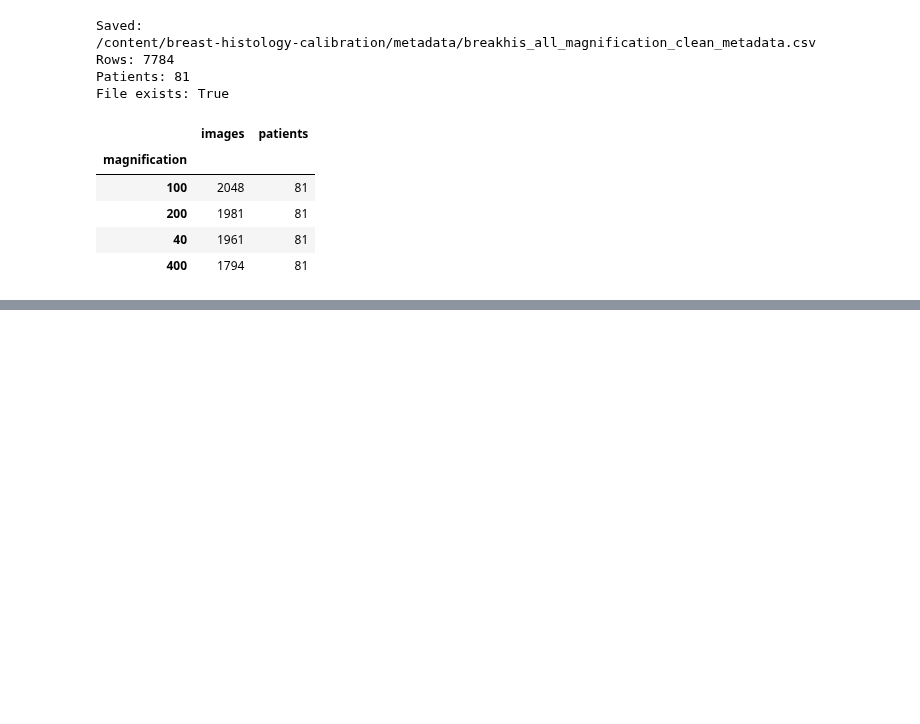
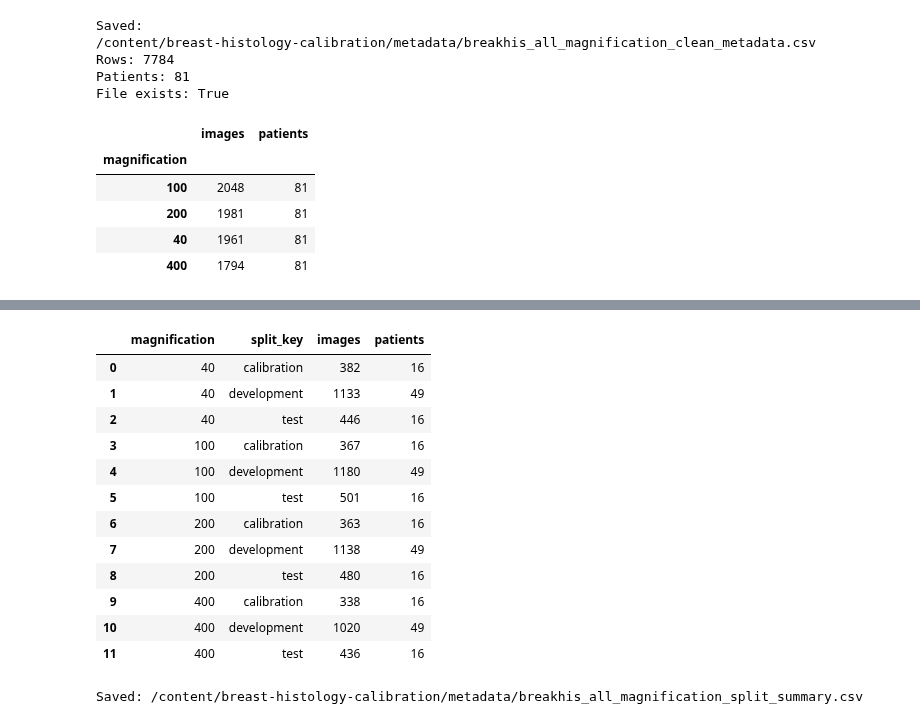
Before and after one commit to Yisihaq01/breast-histology-calibration, a Jupyter notebook: Notebooks/02_breakhis_all_magnification_audit.ipynb, the cells around one changed output, grey strips where cells are left out. Saved outputs shown, nothing was run; the diff lists cells and outputs as text; code cells hidden in the pictures; blank space fills up the shorter version.

```diff
--- a/Notebooks/02_breakhis_all_magnification_audit.ipynb
+++ b/Notebooks/02_breakhis_all_magnification_audit.ipynb
@@ -1618,0 +1833,17 @@ display(summary)
+# %%
+clean_all_mag = pd.read_csv(
+    destination
+)
+
+print("Rows:", len(clean_all_mag))
+print(
+    "Patients:",
+    clean_all_mag["patient_id"].nunique()
+)
+
+assert len(clean_all_mag) == 7784
+assert clean_all_mag["patient_id"].nunique() == 81
+
+print(
+    "PASS: Clean all-magnification metadata restored."
+)
@@ -1618,0 +2116,51 @@ display(summary)
+# %%
+# ============================================================
+# Save magnification split summary
+# ============================================================
+
+split_summary = (
+    all_mag_final
+    .groupby(
+        [
+            "magnification",
+            "split_key"
+        ]
+    )
+    .agg(
+        images=("filename", "size"),
+        patients=("patient_id", "nunique")
+    )
+    .reset_index()
+)
+
+summary_path = (
+    METADATA_DIR /
+    "breakhis_all_magnification_split_summary.csv"
+)
+
+split_summary.to_csv(
+    summary_path,
+    index=False
+)
+
+display(split_summary)
+
+print(
+    "\nSaved:",
+    summary_path
+)
+# %% [output]
+|  | magnification | split_key | images | patients |
+| 0 | 40 | calibration | 382 | 16 |
+| 1 | 40 | development | 1133 | 49 |
+| 2 | 40 | test | 446 | 16 |
+| 3 | 100 | calibration | 367 | 16 |
+| 4 | 100 | development | 1180 | 49 |
+| 5 | 100 | test | 501 | 16 |
+| 6 | 200 | calibration | 363 | 16 |
+| 7 | 200 | development | 1138 | 49 |
+| 8 | 200 | test | 480 | 16 |
+| 9 | 400 | calibration | 338 | 16 |
+| 10 | 400 | development | 1020 | 49 |
+| 11 | 400 | test | 436 | 16 |
+Saved: /content/breast-histology-calibration/metadata/breakhis_all_magnification_split_summary.csv
```
Also changed, not shown: parts of 13 cells of this notebook.
